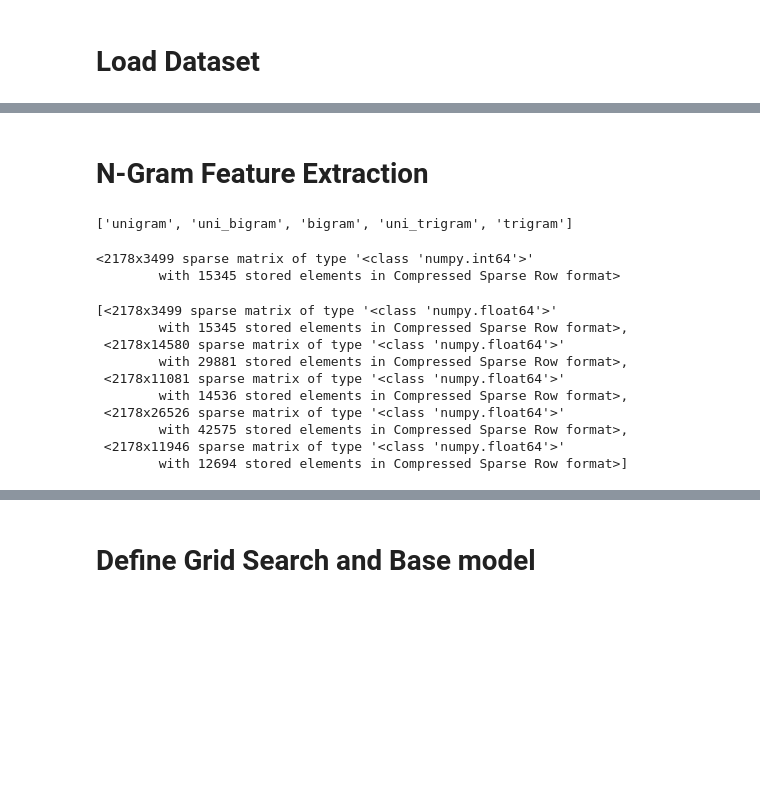
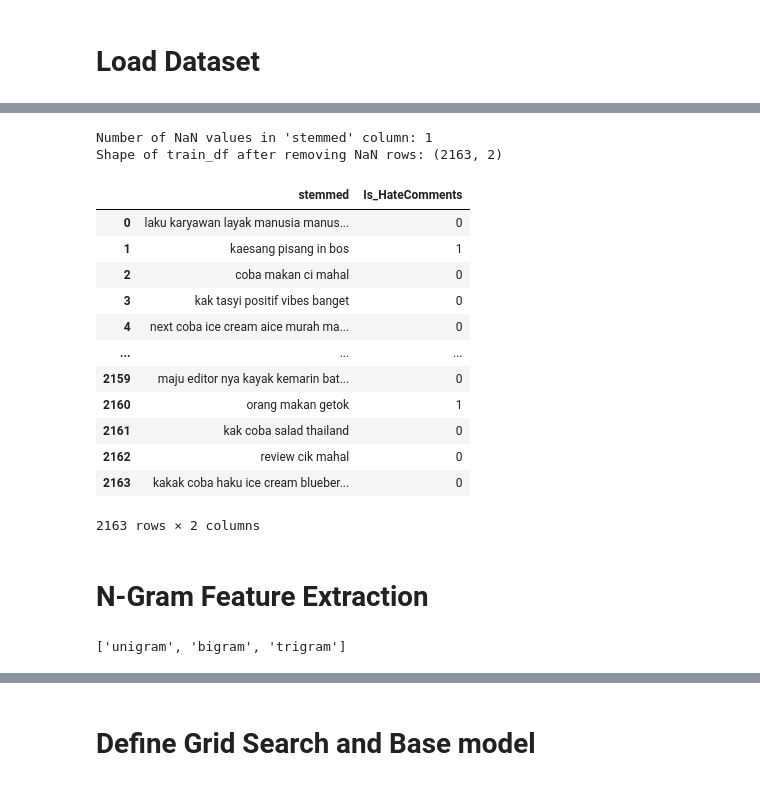
Before and after one commit to Mafatihul/HateComment_Classification, a Jupyter notebook: HateComment_Classification.ipynb, the cells around one changed output, grey strips where cells are left out. Drawn from its saved outputs; the diff is of its cells as text; code cells hidden in the pictures; blank space fills up the shorter version.

```diff
--- a/HateComment_Classification.ipynb
+++ b/HateComment_Classification.ipynb
@@ -122,0 +39,7 @@ test_df['Texts'] = test_df['Texts'].apply(preprocess)
+# %%
+# Loading preprocessed train set dan test set
+
+train_set = pd.read_csv('/content/drive/MyDrive/Skripsi/Dataset/train_preprocessed(02122024).csv', encoding='latin-1') # 2064 data
+test_set = pd.read_csv('/content/drive/MyDrive/Skripsi/Dataset/test_preprocessed(03122024).csv', encoding='latin-1') # 542 data
+
+train_set.head()
@@ -122,0 +53,7 @@ test_df['Texts'] = test_df['Texts'].apply(preprocess)
+# %%
+# Mengambil data yang sudah distemming dan label data untuk train_df dan test_df
+
+train_df = train_set[['stemmed', 'Is_HateComments']]
+test_df = test_set[['stemmed', 'Is_HateComments']]
+
+train_df.head()
@@ -123,3 +67,34 @@ test_df['Texts'] = test_df['Texts'].apply(preprocess)
+# %%
+# prompt: counting nan in train_df['stemmed'] and delete the row
+
+# Count NaN values in 'stemmed' column
+nan_count = train_df['stemmed'].isnull().sum()
+print(f"Number of NaN values in 'stemmed' column: {nan_count}")
+
+# Remove rows with NaN values in 'stemmed' column
+train_df = train_df.dropna(subset=['stemmed'])
+
+# Verify the change
+print(f"Shape of train_df after removing NaN rows: {train_df.shape}")
+# %% [output]
+Number of NaN values in 'stemmed' column: 1
+Shape of train_df after removing NaN rows: (2163, 2)
+# %%
+train_df
+# %% [output]
+|  | stemmed | Is_HateComments |
+| 0 | laku karyawan layak manusia manus... | 0 |
+| 1 | kaesang pisang in bos | 1 |
+| 2 | coba makan ci mahal | 0 |
+| 3 | kak tasyi positif vibes banget | 0 |
+| 4 | next coba ice cream aice murah ma... | 0 |
+| ... | ... | ... |
+| 2159 | maju editor nya kayak kemarin bat... | 0 |
+| 2160 | orang makan getok | 1 |
+| 2161 | kak coba salad thailand | 0 |
+| 2162 | review cik mahal | 0 |
+| 2163 | kakak coba haku ice cream blueber... | 0 |
+2163 rows × 2 columns
 # %% [markdown]
 # N-Gram Feature Extraction
 # %%
@@ -140,41 +115,27 @@ flat_list_transcription = to_list(train_df, 'Texts')
 # %%
-ngram_features ={'unigram':(1,1),'uni_bigram':(1,2),'bigram':(2,2), 'uni_trigram':(1,3), 'trigram':(3,3)}
+# Fitur ngram yang akan digunakan
+# ngram_features ={'unigram':(1,1),'bigram':(2,2), 'trigram':(3,3)}
+ngram_features ={'unigram':(1,1),'bigram':(2,2), 'trigram':(3,3)}
 feature_name=[]
 temp=[]
+
 for key, values in ngram_features.items():
     temp.append(key)
     feature_name.append(key)
 temp
 # %% [output]
-['unigram', 'uni_bigram', 'bigram', 'uni_trigram', 'trigram']
+['unigram', 'bigram', 'trigram']
-# %%
-from sklearn.feature_extraction.text import CountVectorizer
-list_komen = train_df['Texts']
-terms = CountVectorizer().fit(list_komen)
-X = terms.transform(list_komen)
-X
-# %% [output]
-<2178x3499 sparse matrix of type '<class 'numpy.int64'>'
-        with 15345 stored elements in Compressed Sparse Row format>
 # %%
+# Fungsi untuk generate fitur ngram dari teks dalam dataset
 def generate_ngram_features(text_data):
     temp=[]
+    # Melakukan perulangan untuk mengekstrak n-gram
     for key, values in ngram_features.items():
         vectorizer = TfidfVectorizer(ngram_range=values)
+
         X = vectorizer.fit_transform(text_data)
+        # Menyimpan fitur yang sudah diekstrak
         temp.append(X)
     return temp
 temp = generate_ngram_features(flat_list_transcription)
-temp
-# %% [output]
-[<2178x3499 sparse matrix of type '<class 'numpy.float64'>'
-        with 15345 stored elements in Compressed Sparse Row format>,
- <2178x14580 sparse matrix of type '<class 'numpy.float64'>'
-        with 29881 stored elements in Compressed Sparse Row format>,
- <2178x11081 sparse matrix of type '<class 'numpy.float64'>'
-        with 14536 stored elements in Compressed Sparse Row format>,
- <2178x26526 sparse matrix of type '<class 'numpy.float64'>'
-        with 42575 stored elements in Compressed Sparse Row format>,
- <2178x11946 sparse matrix of type '<class 'numpy.float64'>'
-        with 12694 stored elements in Compressed Sparse Row format>]
 # %%
```
Also changed, not shown: parts of 31 cells of this notebook.
